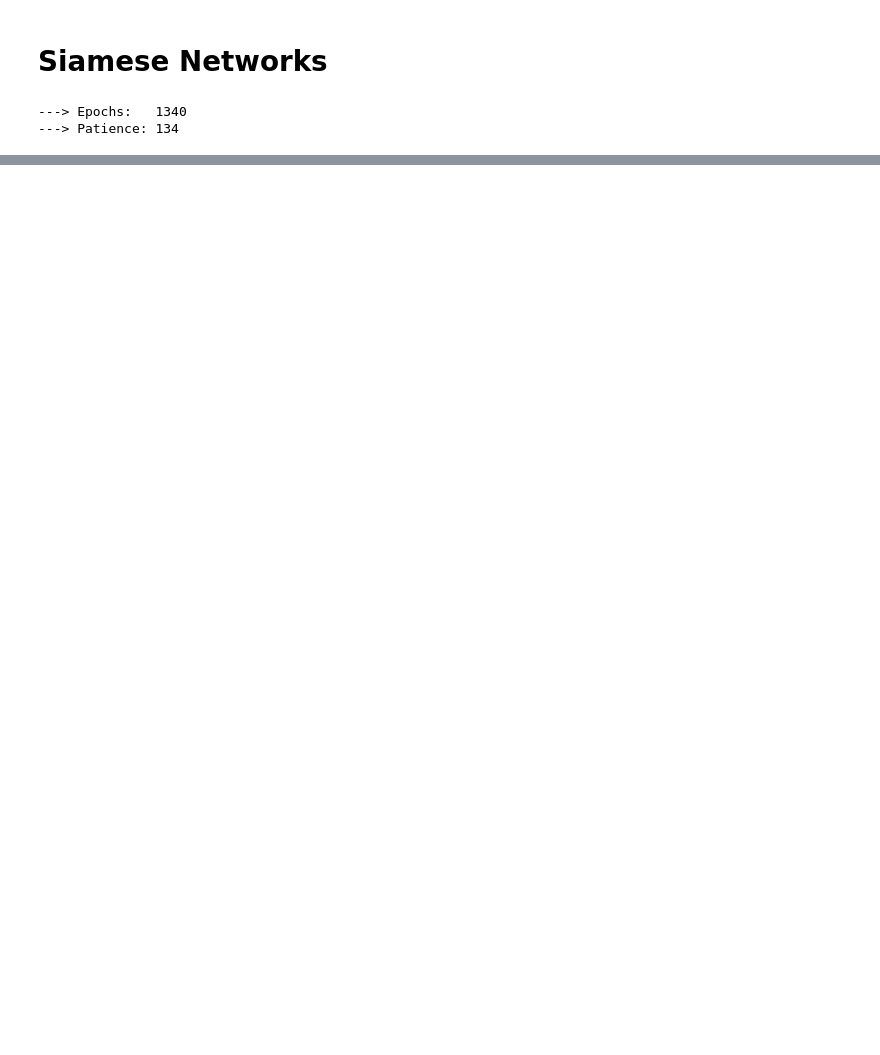
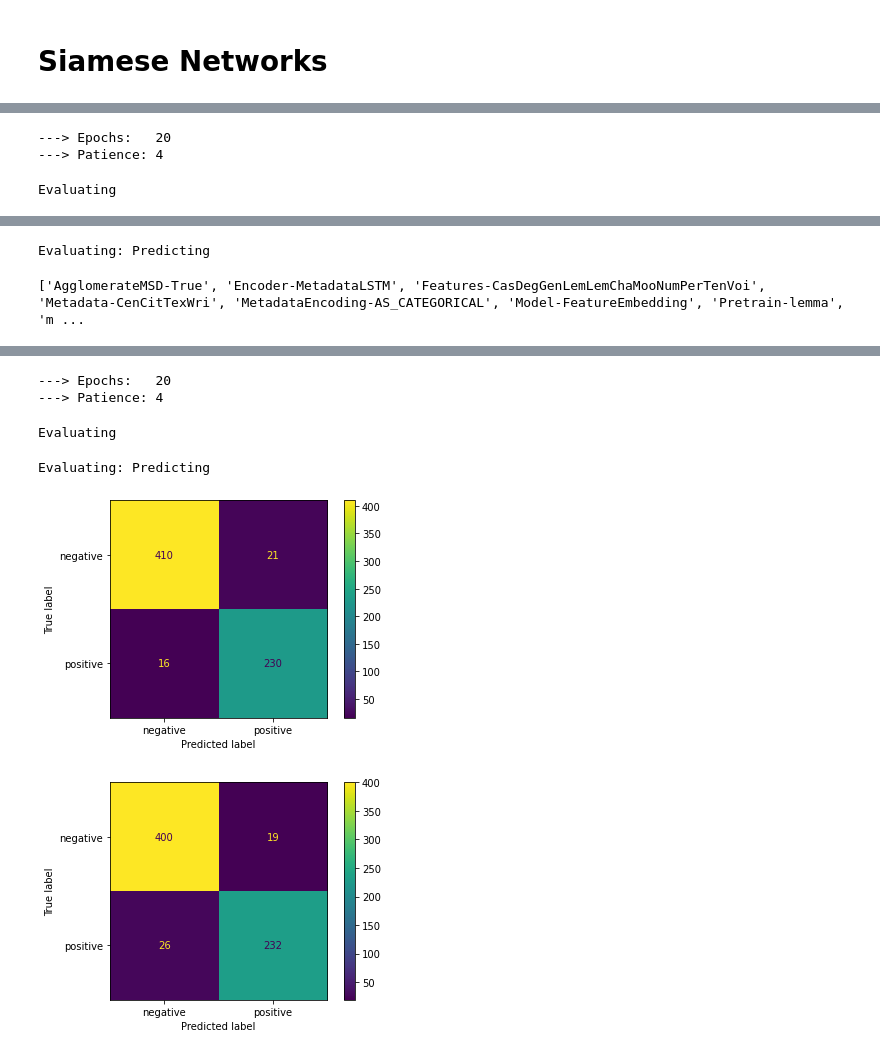
Before and after one commit to lascivaroma/seligator, a Jupyter notebook: Evaluate Configurations.ipynb, the cells around one changed output, grey strips where cells are left out. Cells and saved outputs as stored; diff of their text form; code cells hidden in the pictures; blank space fills up the shorter version.

Commit message:
(API-Improvements) [WIP] Started working on improved ability to load and save model

```diff
--- a/Evaluate Configurations.ipynb
+++ b/Evaluate Configurations.ipynb
@@ -1,7 +1,9 @@
 # %%
 from seligator.common.params import MetadataEncoding, Seq2VecEncoderType, BasisVectorConfiguration
-from seligator.simple_demo import prepare_model, train_and_get
-from seligator.tests.evaluate import *
+from seligator.main import train_and_get, Seligator
+from seligator.common.load_save import load
+from seligator.tests.evaluate import run_tests
+
 from seligator.models.siamese import SiameseClassifier
 from seligator.models.classifier import FeatureEmbeddingClassifier
 import os
@@ -15,11 +17,11 @@ def get_json_fn(fn):
     return f"results-{fn}.json"
 
 def already_done(fn):
-    return os.path.isfile(get_json_fn(fn))
+    return os.path.exists(get_json_fn(fn))
 
 def save_json(fn, obj):
-    with open(get_json_fn(fn), "w"):
-        json.dump(obj, fn)
+    with open(get_json_fn(fn), "w") as f:
+        json.dump(obj, f)
 
 
 # Run tests on Vectors Categories
@@ -35,7 +37,7 @@ def get_kwargs():
         agglomerate_msd=False,
         reader_kwargs={
             "batch_size": 4,
-            "metadata_encoding": MetadataEncoding.AS_CATEGORICAL,
+            "metadata_encoding": MetadataEncoding.IGNORE,
             "metadata_tokens_categories": METADATA_CATS
         },
         model_embedding_kwargs=dict(
@@ -46,11 +48,13 @@ def get_kwargs():
             #    "lemma": "~/dev/these/notebooks/4 - Detection/data/embs_models/model.lemma.word2vec.kv.header"
             },
             trainable_embeddings={"token": False, "lemma": False},
-            pretrained_emb_dims={"token": 200, "lemma": 200}
+            emb_dims={"token": 200, "lemma": 200}
         ),
-        #batches_per_epoch=100,
+        encoder_hidden_size=64,
+        batches_per_epoch=None,
         model_class=FeatureEmbeddingClassifier,
-        use_bert_highway=True
+        use_bert_highway=False,
+        bert_dir: str = "./bert/latin_bert",
     )
 
     #
@@ -59,7 +63,7 @@ def get_kwargs():
 #        }
 
 def get_train_and_get_kwargs():
-    return dict(patience=2, num_epochs=20, lr=5e-4, optimizer="AdamW")
+    return dict(patience=4, num_epochs=20, lr=5e-4, optimizer="AdamW")
 
 def jqs(data):
     return "-".join(sorted(list(data)))
@@ -79,10 +83,11 @@ def get_filename(params, prefix = "model"):
             ]))
         else:
             remaped.append(f"{key}-{params[key]}")
+    print(remaped)
     return prefix+"--"+"__".join(remaped)
 
 def merge(source, destination):
-    """
+    """ Source = New , Destination = Default
     run me with nosetests --with-doctest file.py
 
     >>> a = { 'first' : { 'all_rows' : { 'pass' : 'dog', 'number' : '1' } } }
@@ -113,24 +118,27 @@ def run_and_save(prepare_model_kwargs, train_kwargs, model_name_prefix: str = "m
             prepare_model_kwargs["model_embedding_kwargs"]["trainable_embeddings"][key] is True
         ]),
         "AgglomerateMSD": prepare_model_kwargs["agglomerate_msd"],
-        "EncoderType": prepare_model_kwargs["seq2vec_encoder_type"].name,
+        "Encoder": prepare_model_kwargs["seq2vec_encoder_type"].name,
         **prepare_model_kwargs.get("additional_model_kwargs", {}),
         "Model": prepare_model_kwargs["model_class"].__name__.replace("Classifier", "")
     }
+    if "token_subword" in prepare_model_kwargs["input_features"]:
+        main_params["Highway"] = prepare_model_kwargs.get("use_bert_highway", False)
+
     if main_params["Model"] == "Siamese":
-        main_params["Highway"] = prepare_model_kwargs.get("use_bert_highway", False)
         main_params["BpE"] = prepare_model_kwargs.get("batches_per_epoch", None)
 
     fn = get_filename(main_params, model_name_prefix)
 
     if already_done(fn):
+        print(f"Already trained {fn}")
         return {}
 
-    model, reader, train, dev = prepare_model(**prepare_model_kwargs)
-    model = train_and_get(model, train, dev, **train_kwargs)
+    seligator, reader, train, dev = Seligator.init_for_training_with_params(**prepare_model_kwargs)
+    _ = train_and_get(seligator.model, train, dev, **train_kwargs)
     data, img = run_tests(
         "dataset/split/test.txt",
-        dataset_reader=reader, model=model, dump=f"test.{fn}.csv"
+        dataset_reader=reader, model=seligator.model, dump=f"test.{fn}.csv"
     )
     out = {
         fn: {
@@ -148,7 +156,7 @@ def get_siamese():
     siamese["batches_per_epoch"] = 20
     siamese_train_kwargs = get_train_and_get_kwargs()
     siamese_train_kwargs["num_epochs"] = siamese_train_kwargs["num_epochs"] * int(1351 // siamese["batches_per_epoch"])
-    siamese_train_kwargs["patience"] = siamese_train_kwargs["patience"] * int(1351 // siamese["batches_per_epoch"])
+    siamese_train_kwargs["patience"] = 10
     return siamese, siamese_train_kwargs
 
 def get_classic():
@@ -202,7 +338,2 @@ def do_runs(get_kw, has_linear=True):
 # %% [markdown]
 # Siamese Networks
-# %%
-do_runs(get_siamese)
-# %% [output]
----> Epochs:   1340
----> Patience: 134
@@ -210,0 +340,3 @@ RUNS
+# %%
+do_runs(get_classic, has_linear=True)
+# %% [output]
@@ -210,0 +362,3 @@ RUNS
+---> Epochs:   20
+---> Patience: 4
+Evaluating
@@ -210,0 +366,2 @@ RUNS
+Evaluating: Predicting
+['AgglomerateMSD-True', 'Encoder-MetadataLSTM', 'Features-CasDegGenLemLemChaMooNumPerTenVoi', 'Metadata-CenCitTexWri', 'MetadataEncoding-AS_CATEGORICAL', 'Model-FeatureEmbedding', 'Pretrain-lemma', 'm ...
@@ -210,0 +369,6 @@ RUNS
+---> Epochs:   20
+---> Patience: 4
+Evaluating
+Evaluating: Predicting
+[figure, added]
+[figure, added]
```
Also changed, not shown: parts of 7 cells of this notebook, 22 other files.
